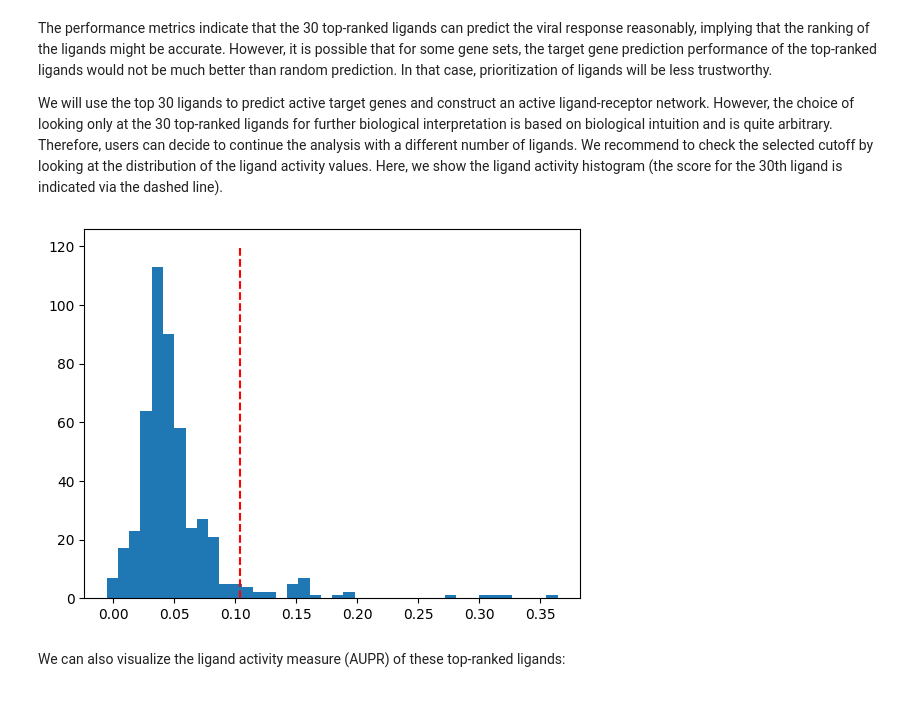
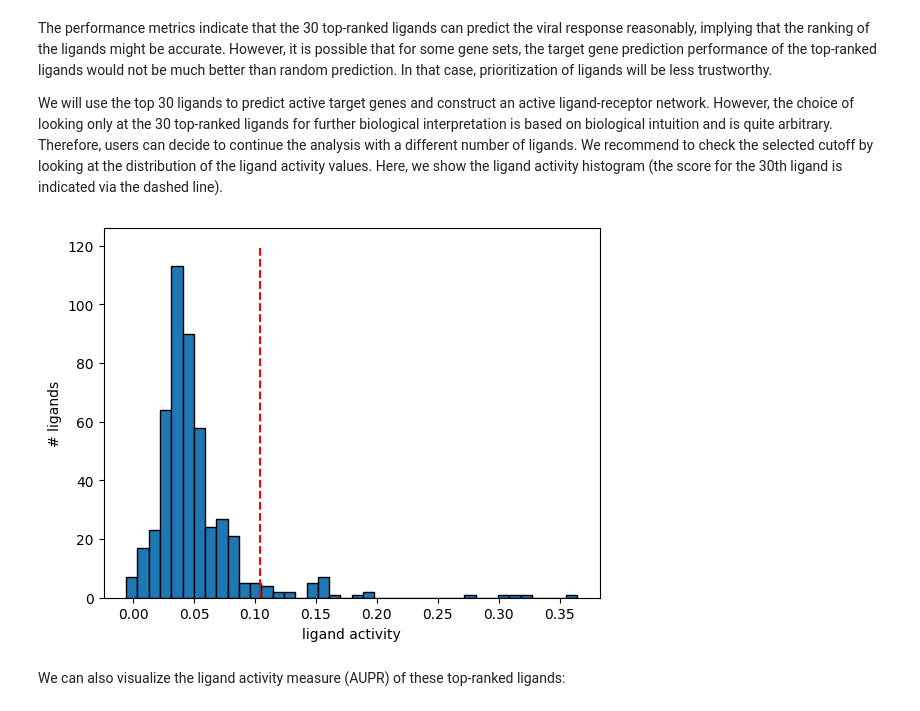
Before and after one commit to saeyslab/nichenetpy, a Jupyter notebook: notebooks/seurat_steps.ipynb, the cells around one changed output. Cells and saved outputs as stored; diff of their text form; code cells hidden in the pictures.

```diff
--- a/notebooks/seurat_steps.ipynb
+++ b/notebooks/seurat_steps.ipynb
@@ -169,11 +169,13 @@ The performance metrics indicate that the 30 top-ranked ligands can predict the
 We will use the top 30 ligands to predict active target genes and construct an active ligand-receptor network. However, the choice of looking only at the 30 top-ranked ligands for further biological interpretation is based on biological intuition and is quite arbitrary. Therefore, users can decide to continue the analysis with a different number of ligands. We recommend to check the selected cutoff by looking at the distribution of the ligand activity values. Here, we show the ligand activity histogram (the score for the 30th ligand is indicated via the dashed line).
 # %%
 vals = [e[1]["aupr_corrected"] for e in ligand_activities]
-plt.hist(vals, bins=40)
+plt.hist(vals, bins=40, edgecolor="black")
 plt.vlines(x=vals[29], ymin=0, ymax=120, color="red", linestyles="dashed")
+plt.xlabel("ligand activity")
+plt.ylabel("# ligands")
 plt.show()
 # %% [output]
-[figure, old version]
+[figure, new version]
 # %% [markdown]
 We can also visualize the ligand activity measure (AUPR) of these top-ranked ligands:
 # %%
```
Also changed, not shown: parts of 1 cell of this notebook.
